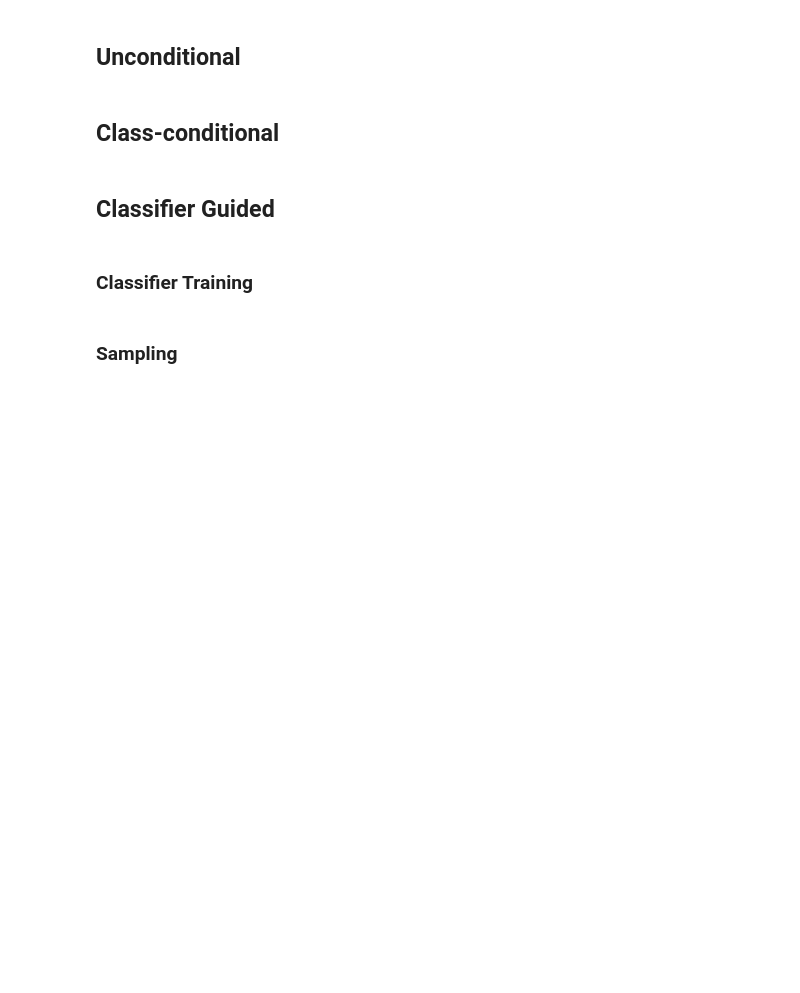
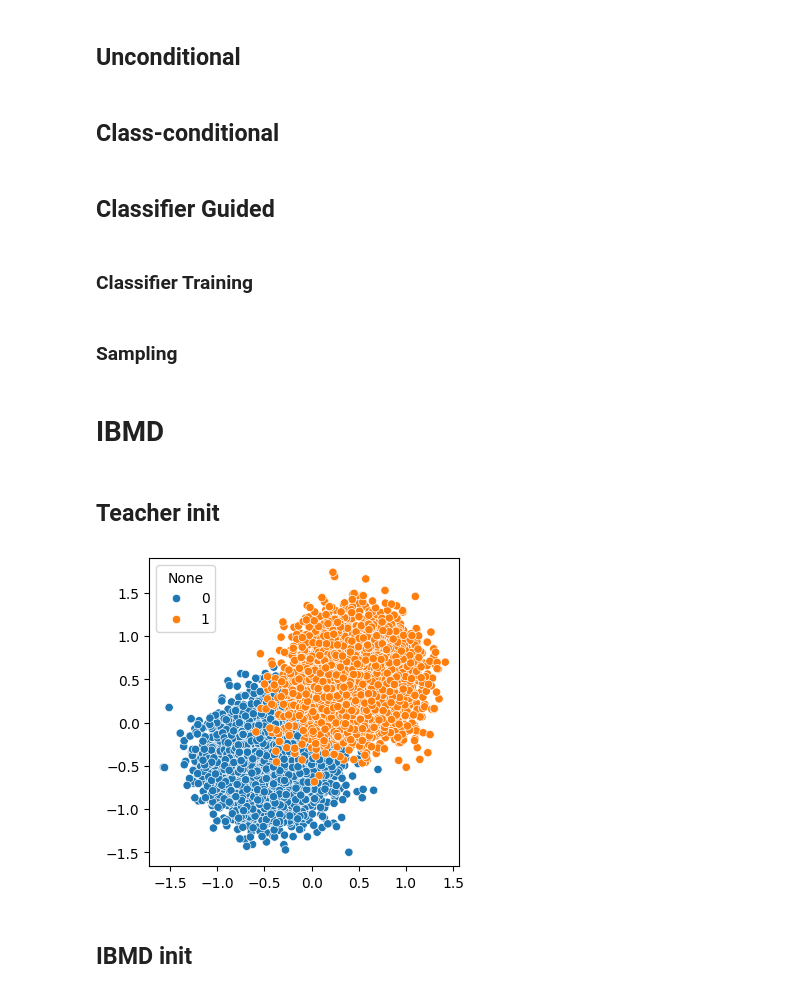
Before and after one commit to daniil-shlenskii/PFGMPP, a Jupyter notebook: run/toy.ipynb, the cells around one changed output. Drawn from its saved outputs; the diff is of its cells as text; code cells hidden in the pictures; blank space fills up the shorter version.

Commit message:
ibmd notebook

```diff
--- a/run/toy.ipynb
+++ b/run/toy.ipynb
@@ -29,15 +29,18 @@ from pfgmpp.training.networks import TimeConditionedMLP
 from pfgmpp.utils.data import InfiniteDataLoader
 from pfgmpp.classifier_training.trainer import ClassifierTrainer
 from pfgmpp.classifier_training.loss import ClassifierLoss
+from ibmd.core import IBMD
 
 from constants import ARTIFACTS_DIR
 
 DS_NAME = "gaussians"
-RUN_DIR = os.path.join(ARTIFACTS_DIR, "toy2", DS_NAME)
+RUN_DIR = os.path.join(ARTIFACTS_DIR, "toy", DS_NAME)
 UNCONDITIONAL_DIR = os.path.join(RUN_DIR, "unconditional")
 CONDITIONAL_DIR = os.path.join(RUN_DIR, "conditional")
 CLASSIFIER_DIR = os.path.join(RUN_DIR, "classifier")
+IBMD_DIR = os.path.join(RUN_DIR, "ibmd")
 
 os.makedirs(UNCONDITIONAL_DIR, exist_ok=True)
 os.makedirs(CONDITIONAL_DIR, exist_ok=True)
 os.makedirs(CLASSIFIER_DIR, exist_ok=True)
+os.makedirs(IBMD_DIR, exist_ok=True)
@@ -133,6 +141,7 @@ def generate(
     sample_size: int,
     num_steps: int=32,
     label: LongTensor=None,
+    seed: int=0,
 ):
     def drift(*, x, t, label):
         return (x - net(x=x, t=t, label=label)) / t
@@ -142,6 +151,7 @@ def generate(
         num_steps=num_steps,
         label=label,
         device=DEVICE,
+        seed=seed,
     ) * STD[None] + MEAN[None]
 
 def generate_with_classifier(
@@ -153,6 +163,7 @@ def generate_with_classifier(
     label: LongTensor,
     guidance_scale: float=1.,
     num_steps: int=32,
+    seed: int=0,
 ):
     def drift(*, x, t, label):
         return (x - net(x=x, t=t, label=label)) / t
@@ -164,6 +175,7 @@ def generate_with_classifier(
         num_steps=num_steps,
         label=label,
         device=DEVICE,
+        seed=seed,
     ) * STD[None] + MEAN[None]
 # %% [markdown]
 ## Unconditional
@@ -332,3 +344,33 @@ for idx, scale in enumerate(scales):
     sns.scatterplot(x=gens[:, 0], y=gens[:, 1], hue=LABELS, ax=ax)
     ax.set_xlabel(""); ax.set_ylabel("")
     ax.set_title(f"{np.round(scale, 1)}")
+# %% [markdown]
+# IBMD
+# %% [markdown]
+## Teacher init
+# %%
+pfgmpp = PFGMPP(
+    data_dim=DATA_DIM,
+    sigma_min=SIGMA_MIN,
+    sigma_max=SIGMA_MAX,
+    D=2**POWER,
+)
+
+pfgmpp_uncond = TimeConditionedMLP(dim=DATA_DIM, hidden_dim=HIDDEN_DIM, n_layers=N_LAYERS, out_dim=DATA_DIM)
+pfgmpp_cond = TimeConditionedMLP(dim=DATA_DIM, hidden_dim=HIDDEN_DIM, n_layers=N_LAYERS, out_dim=DATA_DIM, n_classes=N_CLASSES)
+cls = TimeConditionedMLP(dim=DATA_DIM, hidden_dim=HIDDEN_DIM, n_layers=N_LAYERS, out_dim=2)
+
+pfgmpp_uncond.load_state_dict(torch.load(os.path.join(UNCONDITIONAL_DIR, f"{int(POWER)}.pt")))
+pfgmpp_cond.load_state_dict(torch.load(os.path.join(CONDITIONAL_DIR, f"{int(POWER)}.pt")))
+cls.load_state_dict(torch.load(os.path.join(CLASSIFIER_DIR, f"{int(POWER)}.pt")));
+# %%
+# check conditional
+gens =  generate(pfgmpp=pfgmpp, net=pfgmpp_cond, sample_size=N_GENS, label=LABELS)
+plt.figure(figsize=(4, 4))
+sns.scatterplot(x=gens[:, 0], y=gens[:, 1], hue=LABELS)
+plt.xlabel(""); plt.ylabel("")
+plt.show()
+# %% [output]
+[figure, added]
+# %% [markdown]
+## IBMD init
```
Also changed, not shown: parts of 6 cells of this notebook.
